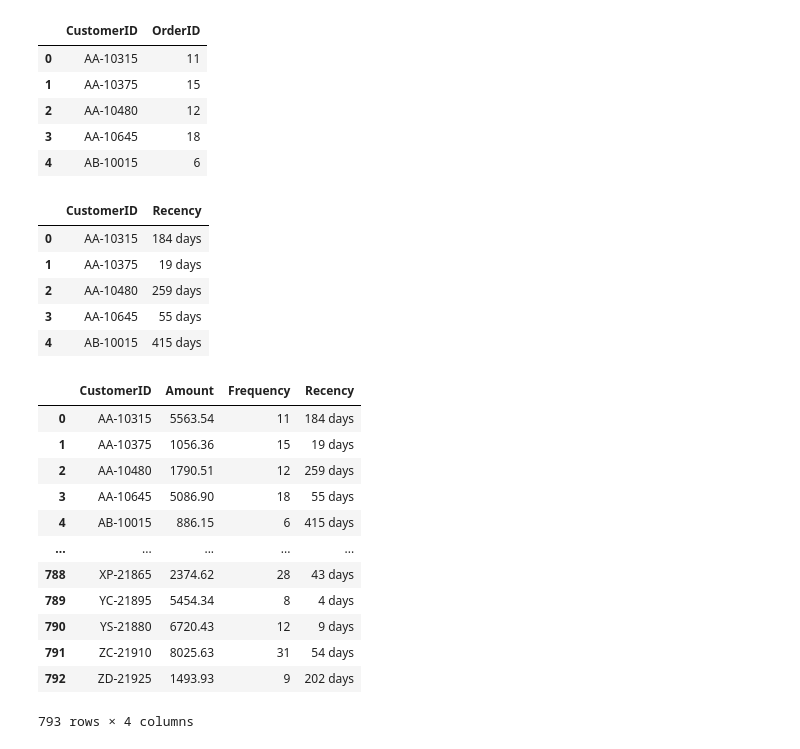
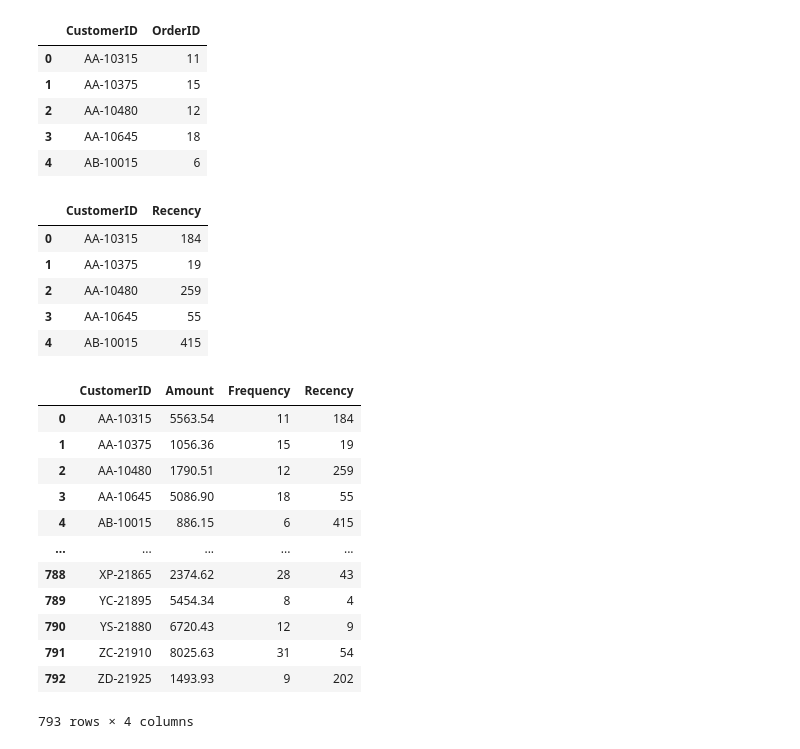
Before and after one commit to michalpasternak7/e-Commerce, a Jupyter notebook: superstore_clustering.ipynb, the cells around one changed output. Saved outputs shown, nothing was run; the diff lists cells and outputs as text; code cells hidden in the pictures.

```diff
--- a/superstore_clustering.ipynb
+++ b/superstore_clustering.ipynb
@@ -68,18 +71,19 @@ df_frequency.head()
 | 4 | AB-10015 | 6 |
 # %%
 # Calculate Recency (today (2017-12-30) - the last order date in the dataset)
-df_recency = df.groupby('CustomerID', as_index=False)['OrderDate'].max()
-df_recency['OrderDate'] = pd.to_datetime(df_recency['OrderDate'])
-df_recency['Recency'] = pd.to_datetime('2017-12-30') - df_recency['OrderDate']
-df_recency.drop(['OrderDate'], axis=1, inplace=True)
+df['OrderDate'] = pd.to_datetime(df['OrderDate'])                               # Convert OrderDate to datetime values
+df_recency = df.groupby('CustomerID', as_index=False)['OrderDate'].max()        # Find last order date for each customer
+df_recency['Recency'] = pd.to_datetime('2017-12-30') - df_recency['OrderDate']  # Calculate Recency
+df_recency['Recency'] = df_recency['Recency'].dt.days.astype(int)               # Covert from timedelta64 days to int
+df_recency.drop(['OrderDate'], axis=1, inplace=True)                            # Remove unnecessary columns
 df_recency.head()
 # %% [output]
 |  | CustomerID | Recency |
-| 0 | AA-10315 | 184 days |
-| 1 | AA-10375 | 19 days |
-| 2 | AA-10480 | 259 days |
-| 3 | AA-10645 | 55 days |
-| 4 | AB-10015 | 415 days |
+| 0 | AA-10315 | 184 |
+| 1 | AA-10375 | 19 |
+| 2 | AA-10480 | 259 |
+| 3 | AA-10645 | 55 |
+| 4 | AB-10015 | 415 |
 # %%
 # Merge all the 3 DataFrames and give the columns better names.
 rfm_df = pd.merge(pd.merge(df_monetary,df_frequency,on='CustomerID'),df_recency,on='CustomerID')
@@ -89,15 +93,15 @@ rfm_df.rename(columns={'Sales': 'Amount',
 rfm_df
 # %% [output]
 |  | CustomerID | Amount | Frequency | Recency |
-| 0 | AA-10315 | 5563.54 | 11 | 184 days |
-| 1 | AA-10375 | 1056.36 | 15 | 19 days |
-| 2 | AA-10480 | 1790.51 | 12 | 259 days |
-| 3 | AA-10645 | 5086.90 | 18 | 55 days |
-| 4 | AB-10015 | 886.15 | 6 | 415 days |
+| 0 | AA-10315 | 5563.54 | 11 | 184 |
+| 1 | AA-10375 | 1056.36 | 15 | 19 |
+| 2 | AA-10480 | 1790.51 | 12 | 259 |
+| 3 | AA-10645 | 5086.90 | 18 | 55 |
+| 4 | AB-10015 | 886.15 | 6 | 415 |
 | ... | ... | ... | ... | ... |
-| 788 | XP-21865 | 2374.62 | 28 | 43 days |
-| 789 | YC-21895 | 5454.34 | 8 | 4 days |
-| 790 | YS-21880 | 6720.43 | 12 | 9 days |
-| 791 | ZC-21910 | 8025.63 | 31 | 54 days |
-| 792 | ZD-21925 | 1493.93 | 9 | 202 days |
+| 788 | XP-21865 | 2374.62 | 28 | 43 |
+| 789 | YC-21895 | 5454.34 | 8 | 4 |
+| 790 | YS-21880 | 6720.43 | 12 | 9 |
+| 791 | ZC-21910 | 8025.63 | 31 | 54 |
+| 792 | ZD-21925 | 1493.93 | 9 | 202 |
 793 rows × 4 columns
```
Also changed, not shown: parts of 9 cells of this notebook.
